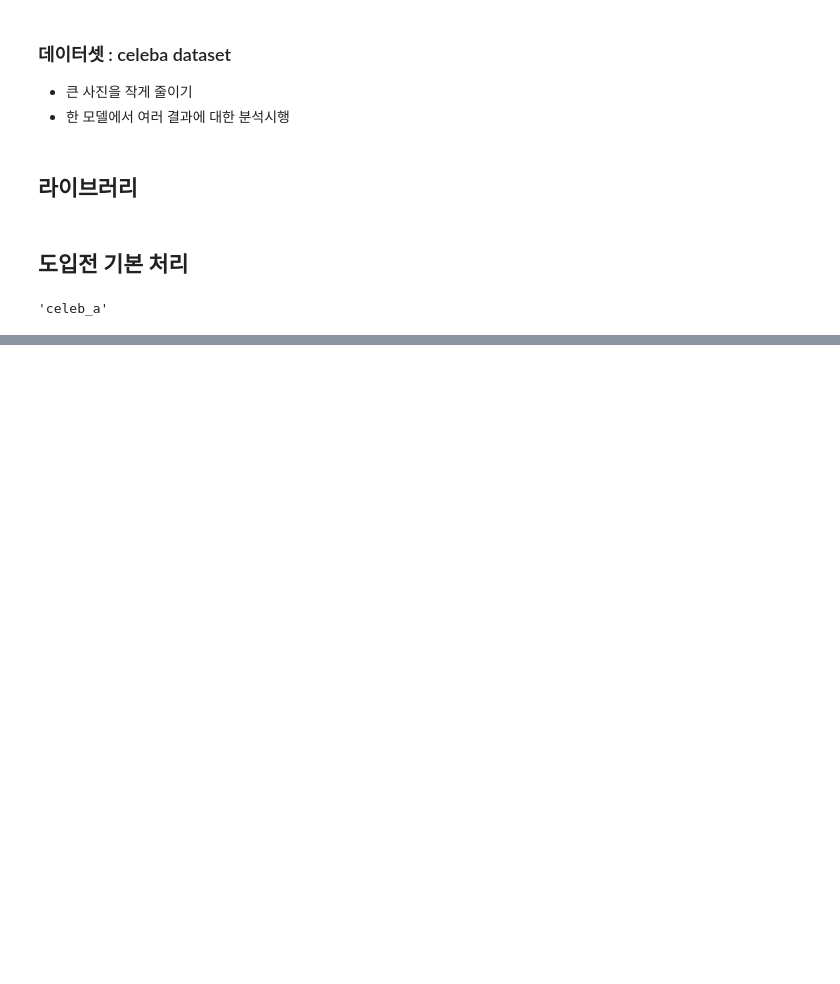
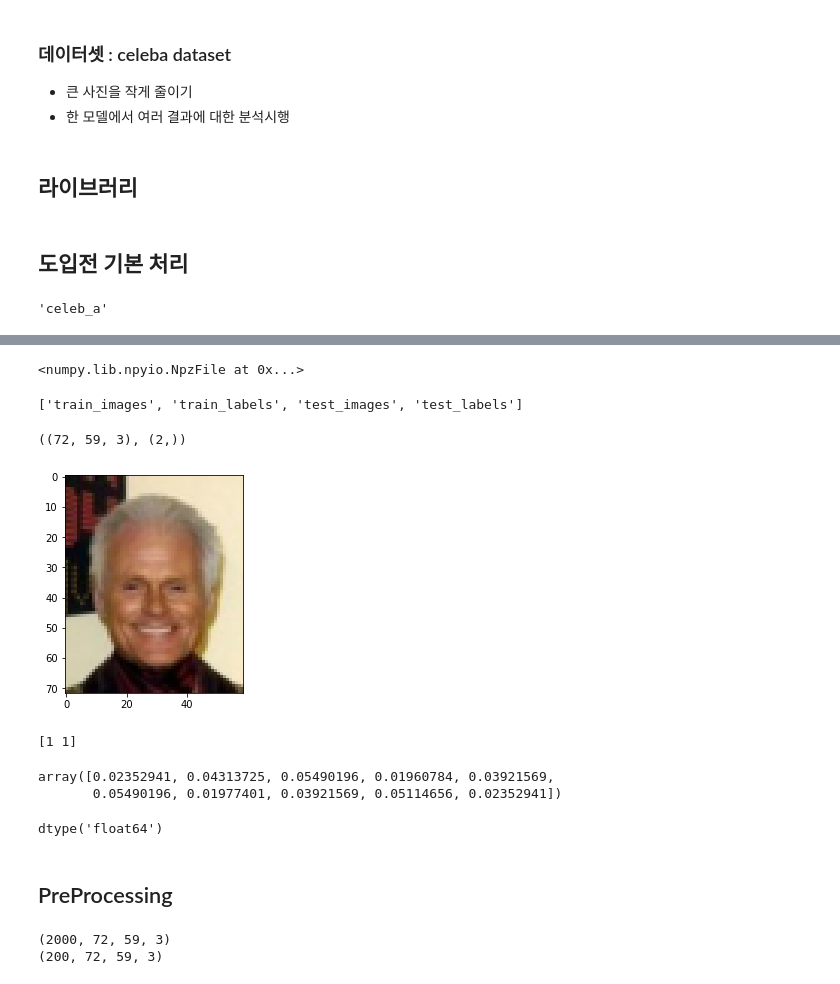
Before and after one commit to Vaycold/Vaycold, a Jupyter notebook: Python_DL/성별과 웃음을 동시에 판단하는 모델.ipynb, the cells around one changed output, grey strips where cells are left out. Saved outputs shown, nothing was run; the diff lists cells and outputs as text; code cells hidden in the pictures; blank space fills up the shorter version.

```diff
--- a/Python_DL/성별과 웃음을 동시에 판단하는 모델.ipynb
+++ b/Python_DL/성별과 웃음을 동시에 판단하는 모델.ipynb
@@ -40,0 +180,30 @@ NonMatchingChecksumError: ignored
+# %%
+# celeb_a small 데이터를 살펴보자
+
+
+celeba_small = np.load('/content/MyDrive/MyDrive/fastcampus/DL_300/celeba_small.npz')
+# %%
+celeba_small
+# %% [output]
+<numpy.lib.npyio.NpzFile at 0x...>
+# %%
+list(celeba_small.keys())
+# %% [output]
+['train_images', 'train_labels', 'test_images', 'test_labels']
+# %%
+x = celeba_small['train_images'][3]
+y = celeba_small['train_labels'][3]
+# %%
+x.shape, y.shape
+# %% [output]
+((72, 59, 3), (2,))
+# %%
+# x를 plt로 출력해보자
+
+plt.imshow(x)
+plt.show()
+
+print(y)
+# %% [output]
+[figure, added]
+[1 1]
@@ -40,0 +217,21 @@ NonMatchingChecksumError: ignored
+# %%
+# train이미지에서 0이 아닌 값들을 출력해보자.
+train_images[train_images !=0][:10]
+# %% [output]
+array([0.02352941, 0.04313725, 0.05490196, 0.01960784, 0.03921569,
+       0.05490196, 0.01977401, 0.03921569, 0.05114656, 0.02352941])
+# %%
+# train 이미지의 dtype을 보자
+train_images.dtype
+# %% [output]
+dtype('float64')
+# %% [markdown]
+## PreProcessing
+# %%
+# 이미지 데이터의 shape를 살펴보자
+
+print(train_images.shape)
+print(test_images.shape)
+# %% [output]
+(2000, 72, 59, 3)
+(200, 72, 59, 3)
```
Also changed, not shown: parts of 64 cells of this notebook.
